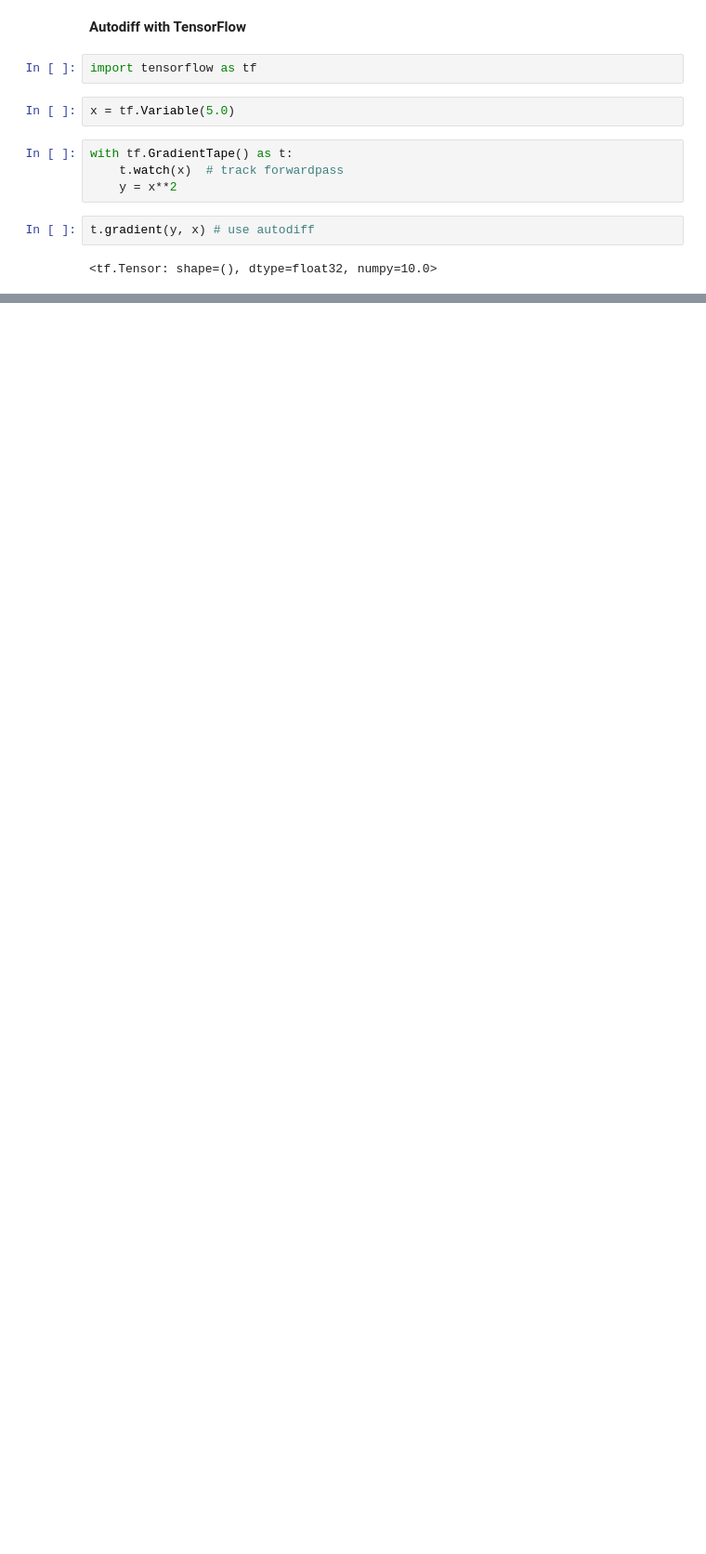
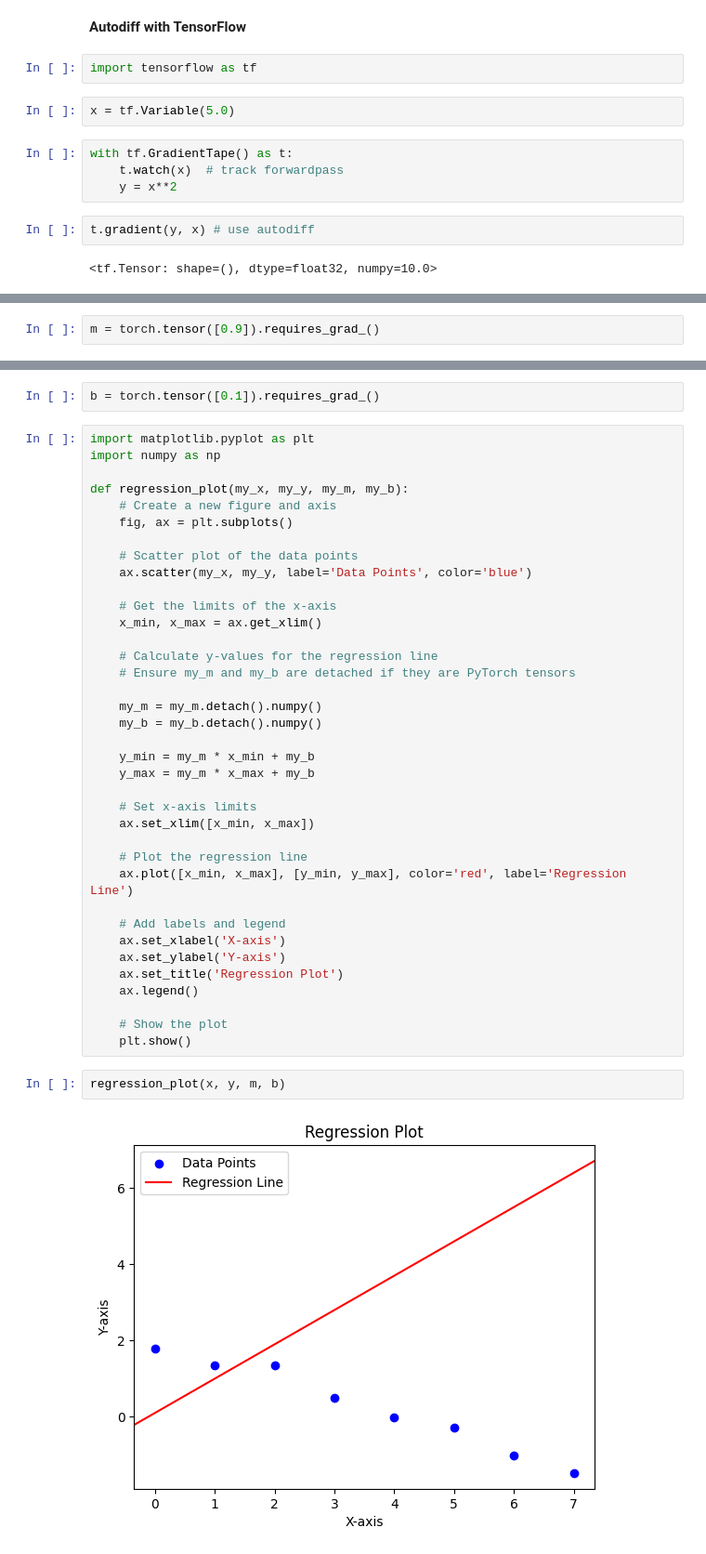
Before and after one commit to SriHarshith1/Maths-For-ML, a Jupyter notebook: calculus.ipynb, the cells around one changed output, grey strips where cells are left out. Shown at 93% size. Saved outputs shown, nothing was run; the diff lists cells and outputs as text; blank space fills up the shorter version.

```diff
--- a/calculus.ipynb
+++ b/calculus.ipynb
@@ -326,0 +354,2 @@ t.gradient(y, x) # use autodiff
+# %%
+m = torch.tensor([0.9]).requires_grad_()
@@ -326,0 +358,43 @@ t.gradient(y, x) # use autodiff
+# %%
+b = torch.tensor([0.1]).requires_grad_()
+# %%
+import matplotlib.pyplot as plt
+import numpy as np
+
+def regression_plot(my_x, my_y, my_m, my_b):
+    # Create a new figure and axis
+    fig, ax = plt.subplots()
+
+    # Scatter plot of the data points
+    ax.scatter(my_x, my_y, label='Data Points', color='blue')
+
+    # Get the limits of the x-axis
+    x_min, x_max = ax.get_xlim()
+
+    # Calculate y-values for the regression line
+    # Ensure my_m and my_b are detached if they are PyTorch tensors
+
+    my_m = my_m.detach().numpy()
+    my_b = my_b.detach().numpy()
+
+    y_min = my_m * x_min + my_b
+    y_max = my_m * x_max + my_b
+
+    # Set x-axis limits
+    ax.set_xlim([x_min, x_max])
+
+    # Plot the regression line
+    ax.plot([x_min, x_max], [y_min, y_max], color='red', label='Regression Line')
+
+    # Add labels and legend
+    ax.set_xlabel('X-axis')
+    ax.set_ylabel('Y-axis')
+    ax.set_title('Regression Plot')
+    ax.legend()
+
+    # Show the plot
+    plt.show()
+# %%
+regression_plot(x, y, m, b)
+# %% [output]
+[figure, added]
```
Also changed, not shown: parts of 27 cells of this notebook.
